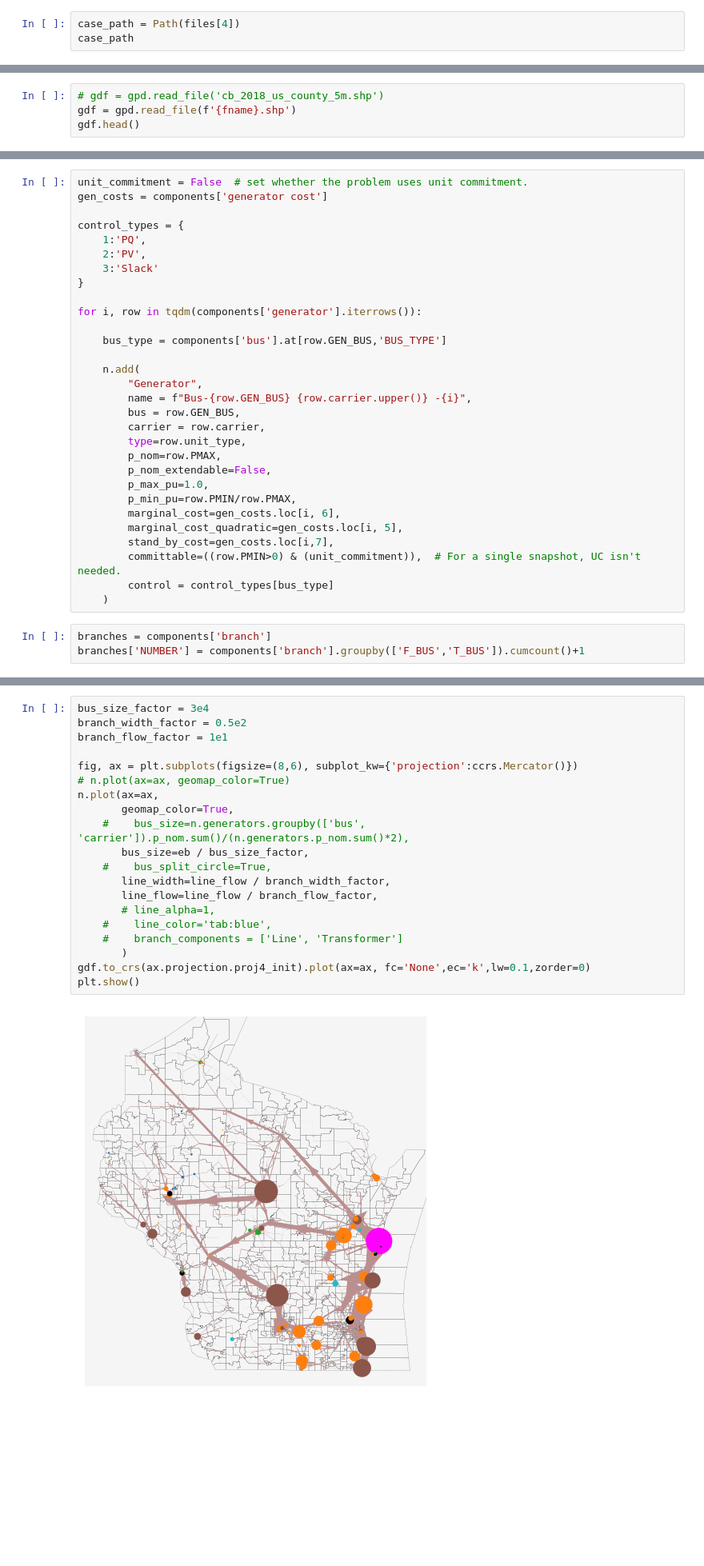
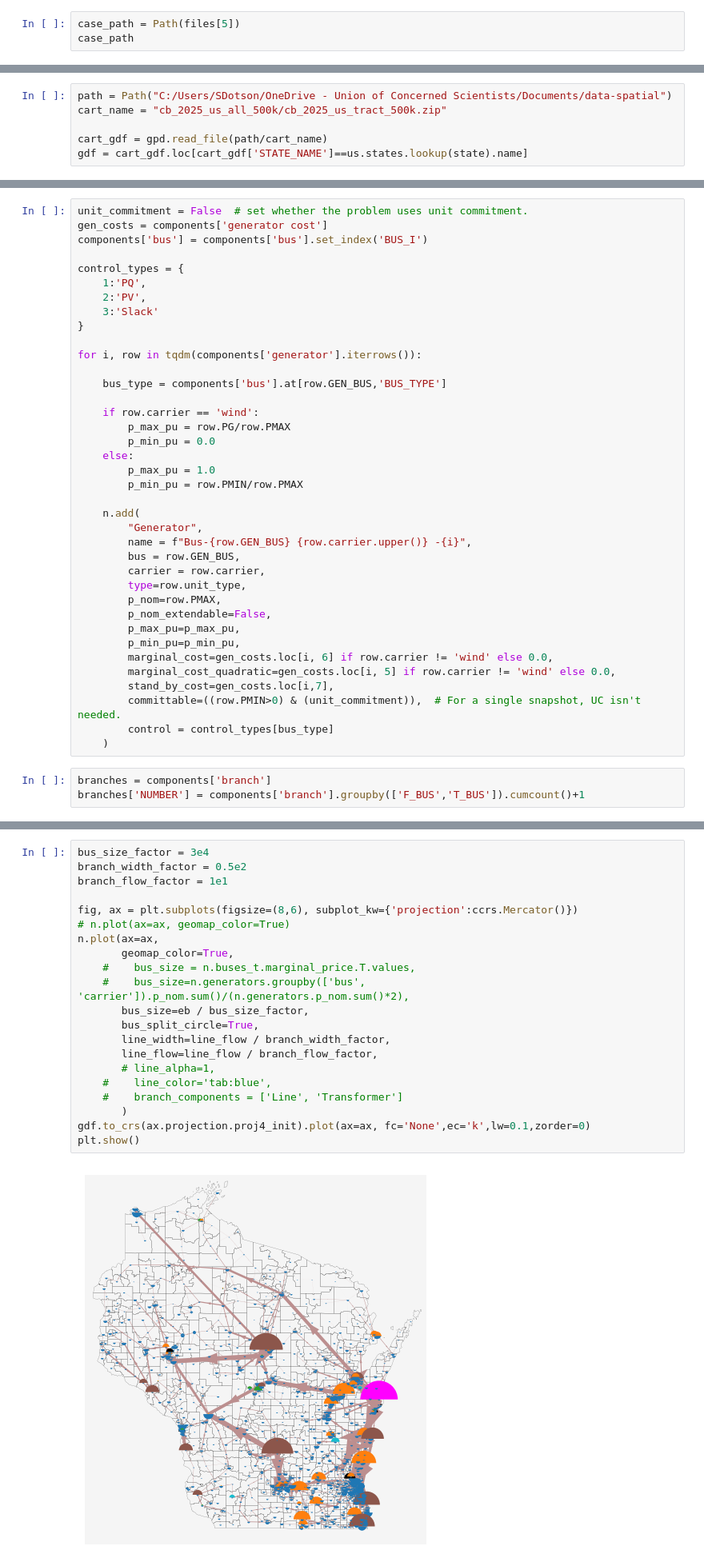
Before and after one commit to samgdotson/energy-lab, a Jupyter notebook: Midwest24k/notebooks/read_matpower.ipynb, the cells around one changed output, grey strips where cells are left out. Shown at 80% size. Saved outputs shown, nothing was run; the diff lists cells and outputs as text; blank space fills up the shorter version.

```diff
--- a/Midwest24k/notebooks/read_matpower.ipynb
+++ b/Midwest24k/notebooks/read_matpower.ipynb
@@ -55,7 +56,7 @@ files
  '..\\case_data\\Wisconsin_1664.PWB',
  '..\\case_data\\Wisconsin_1664_BusMetaData.csv']
 # %%
-case_path = Path(files[4])
+case_path = Path(files[5])
 case_path
 # %% [output]
 WindowsPath('../case_data/Wisconsin_1664.m')
@@ -173,6 +182,12 @@ year = 2025
 fname = f"tl_{year}_{fips}_tract"
 tract_url = f"https://www2.census.gov/geo/tiger/TIGER{year}/TRACT/{fname}.zip"
 county_url = 'https://www2.census.gov/geo/tiger/GENZ2018/shp/cb_2018_us_county_5m.zip'
+# %%
+path = Path("C:/Users/SDotson/OneDrive - Union of Concerned Scientists/Documents/data-spatial")
+cart_name = "cb_2025_us_all_500k/cb_2025_us_tract_500k.zip"
+
+cart_gdf = gpd.read_file(path/cart_name)
+gdf = cart_gdf.loc[cart_gdf['STATE_NAME']==us.states.lookup(state).name]
 # %%
 # download shapefile from URL
 if False:
@@ -180,7 +195,3 @@ if False:
     print(r.status_code)
     zf = ZipFile(io.BytesIO(r.content))
     zf.extractall()
-# %%
-# gdf = gpd.read_file('cb_2018_us_county_5m.shp')
-gdf = gpd.read_file(f'{fname}.shp')
-gdf.head()
@@ -254,6 +296,7 @@ n.add("Carrier",
 # %%
 unit_commitment = False  # set whether the problem uses unit commitment.
 gen_costs = components['generator cost']
+components['bus'] = components['bus'].set_index('BUS_I')
 
 control_types = {
     1:'PQ',
@@ -265,6 +308,13 @@ for i, row in tqdm(components['generator'].iterrows()):
 
     bus_type = components['bus'].at[row.GEN_BUS,'BUS_TYPE']
 
+    if row.carrier == 'wind':
+        p_max_pu = row.PG/row.PMAX
+        p_min_pu = 0.0
+    else:
+        p_max_pu = 1.0
+        p_min_pu = row.PMIN/row.PMAX
+
     n.add(
         "Generator",
         name = f"Bus-{row.GEN_BUS} {row.carrier.upper()} -{i}",
@@ -273,10 +323,10 @@ for i, row in tqdm(components['generator'].iterrows()):
         type=row.unit_type,
         p_nom=row.PMAX,
         p_nom_extendable=False,
-        p_max_pu=1.0,
-        p_min_pu=row.PMIN/row.PMAX,
-        marginal_cost=gen_costs.loc[i, 6],
-        marginal_cost_quadratic=gen_costs.loc[i, 5],
+        p_max_pu=p_max_pu,
+        p_min_pu=p_min_pu,
+        marginal_cost=gen_costs.loc[i, 6] if row.carrier != 'wind' else 0.0,
+        marginal_cost_quadratic=gen_costs.loc[i, 5] if row.carrier != 'wind' else 0.0,
         stand_by_cost=gen_costs.loc[i,7],
         committable=((row.PMIN>0) & (unit_commitment)),  # For a single snapshot, UC isn't needed.
         control = control_types[bus_type]
@@ -377,22 +426,23 @@ eb = (
 # %%
 bus_size_factor = 3e4
 branch_width_factor = 0.5e2
 branch_flow_factor = 1e1
 
 fig, ax = plt.subplots(figsize=(8,6), subplot_kw={'projection':ccrs.Mercator()})
 # n.plot(ax=ax, geomap_color=True)
 n.plot(ax=ax,
        geomap_color=True,
+    #    bus_size = n.buses_t.marginal_price.T.values,
     #    bus_size=n.generators.groupby(['bus', 'carrier']).p_nom.sum()/(n.generators.p_nom.sum()*2),
        bus_size=eb / bus_size_factor,
-    #    bus_split_circle=True,
+       bus_split_circle=True,
        line_width=line_flow / branch_width_factor,
        line_flow=line_flow / branch_flow_factor,
        # line_alpha=1,
     #    line_color='tab:blue',
     #    branch_components = ['Line', 'Transformer']
        )
 gdf.to_crs(ax.projection.proj4_init).plot(ax=ax, fc='None',ec='k',lw=0.1,zorder=0)
 plt.show()
 # %% [output]
-[figure, old version]
+[figure, new version]
```
Also changed, not shown: parts of 56 cells of this notebook, 4 other files.
